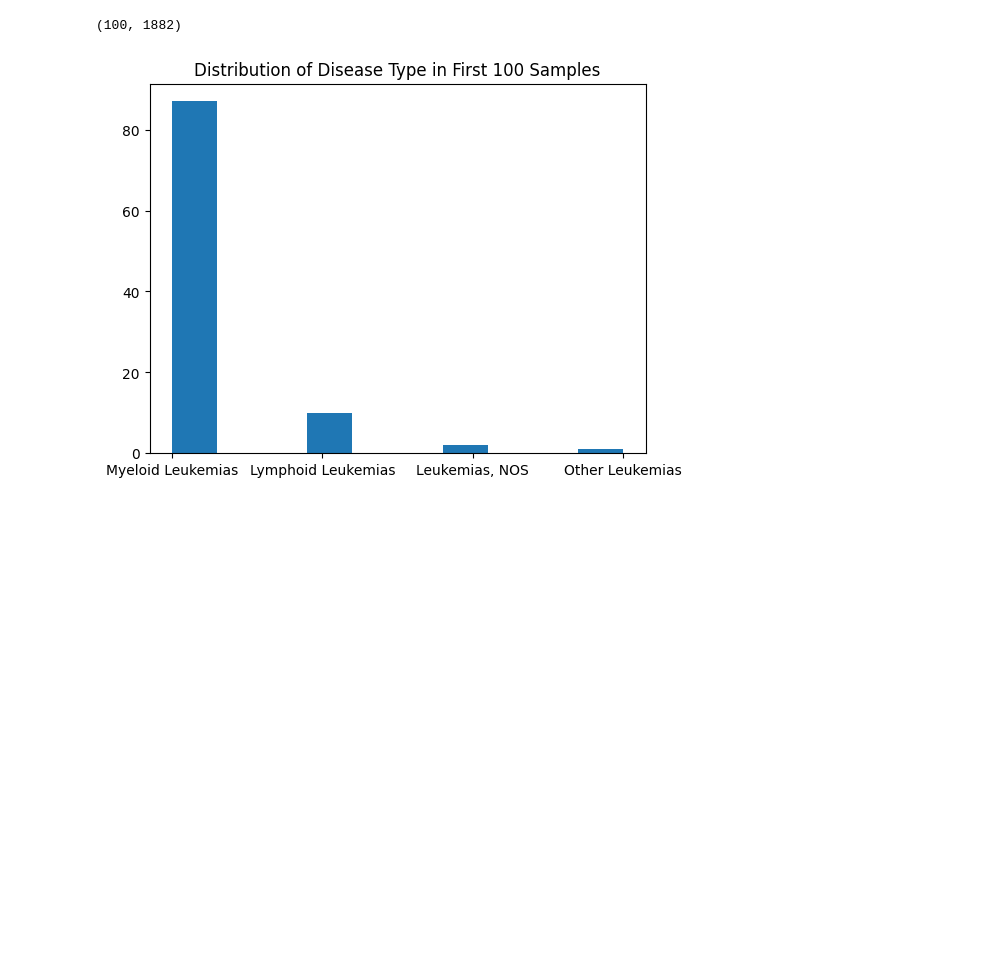
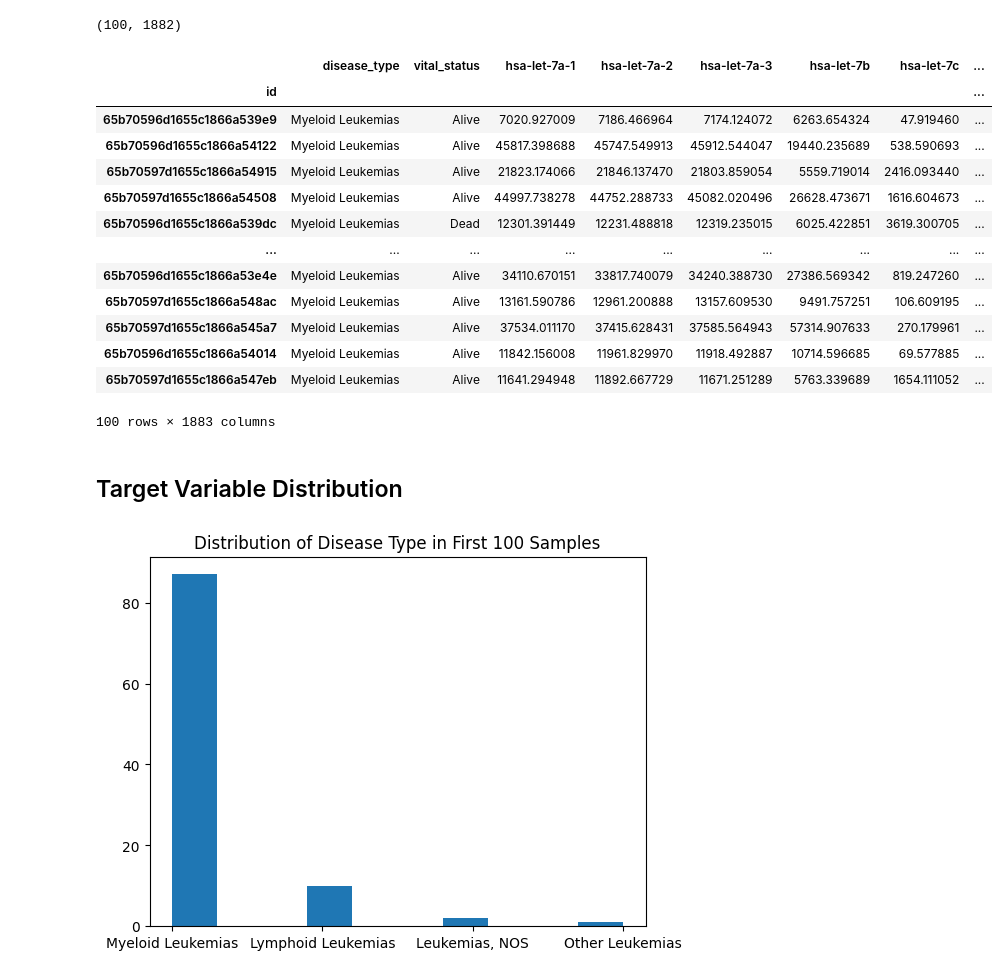
Before and after one commit to gmandl10/DATA495.github.io, a Jupyter notebook: Applications/Notebooks/CGC_Notebool.ipynb, the cells around one changed output. Saved outputs shown, nothing was run; the diff lists cells and outputs as text; code cells hidden in the pictures; blank space fills up the shorter version.

```diff
--- a/Applications/Notebooks/CGC_Notebool.ipynb
+++ b/Applications/Notebooks/CGC_Notebool.ipynb
@@ -62,6 +62,25 @@ df = metadata2.set_index("name").join(master).set_index("id")
 df.shape
 # %% [output]
 (100, 1882)
+# %%
+df
+# %% [output]
+|  | disease_type | vital_status | hsa-let-7a-1 | hsa-let-7a-2 | hsa-let-7a-3 | hsa-let-7b | hsa-let-7c | ... |
+| id |  |  |  |  |  |  |  | ... |
+| 65b70596d1655c1866a539e9 | Myeloid Leukemias | Alive | 7020.927009 | 7186.466964 | 7174.124072 | 6263.654324 | 47.919460 | ... |
+| 65b70596d1655c1866a54122 | Myeloid Leukemias | Alive | 45817.398688 | 45747.549913 | 45912.544047 | 19440.235689 | 538.590693 | ... |
+| 65b70597d1655c1866a54915 | Myeloid Leukemias | Alive | 21823.174066 | 21846.137470 | 21803.859054 | 5559.719014 | 2416.093440 | ... |
+| 65b70597d1655c1866a54508 | Myeloid Leukemias | Alive | 44997.738278 | 44752.288733 | 45082.020496 | 26628.473671 | 1616.604673 | ... |
+| 65b70596d1655c1866a539dc | Myeloid Leukemias | Dead | 12301.391449 | 12231.488818 | 12319.235015 | 6025.422851 | 3619.300705 | ... |
+| ... | ... | ... | ... | ... | ... | ... | ... | ... |
+| 65b70596d1655c1866a53e4e | Myeloid Leukemias | Alive | 34110.670151 | 33817.740079 | 34240.388730 | 27386.569342 | 819.247260 | ... |
+| 65b70597d1655c1866a548ac | Myeloid Leukemias | Alive | 13161.590786 | 12961.200888 | 13157.609530 | 9491.757251 | 106.609195 | ... |
+| 65b70597d1655c1866a545a7 | Myeloid Leukemias | Alive | 37534.011170 | 37415.628431 | 37585.564943 | 57314.907633 | 270.179961 | ... |
+| 65b70596d1655c1866a54014 | Myeloid Leukemias | Alive | 11842.156008 | 11961.829970 | 11918.492887 | 10714.596685 | 69.577885 | ... |
+| 65b70597d1655c1866a547eb | Myeloid Leukemias | Alive | 11641.294948 | 11892.667729 | 11671.251289 | 5763.339689 | 1654.111052 | ... |
+100 rows × 1883 columns
+# %% [markdown]
+## Target Variable Distribution
 # %%
 import matplotlib.pyplot as plt
 
```
Also changed, not shown: parts of 6 cells of this notebook, 2 other files.
